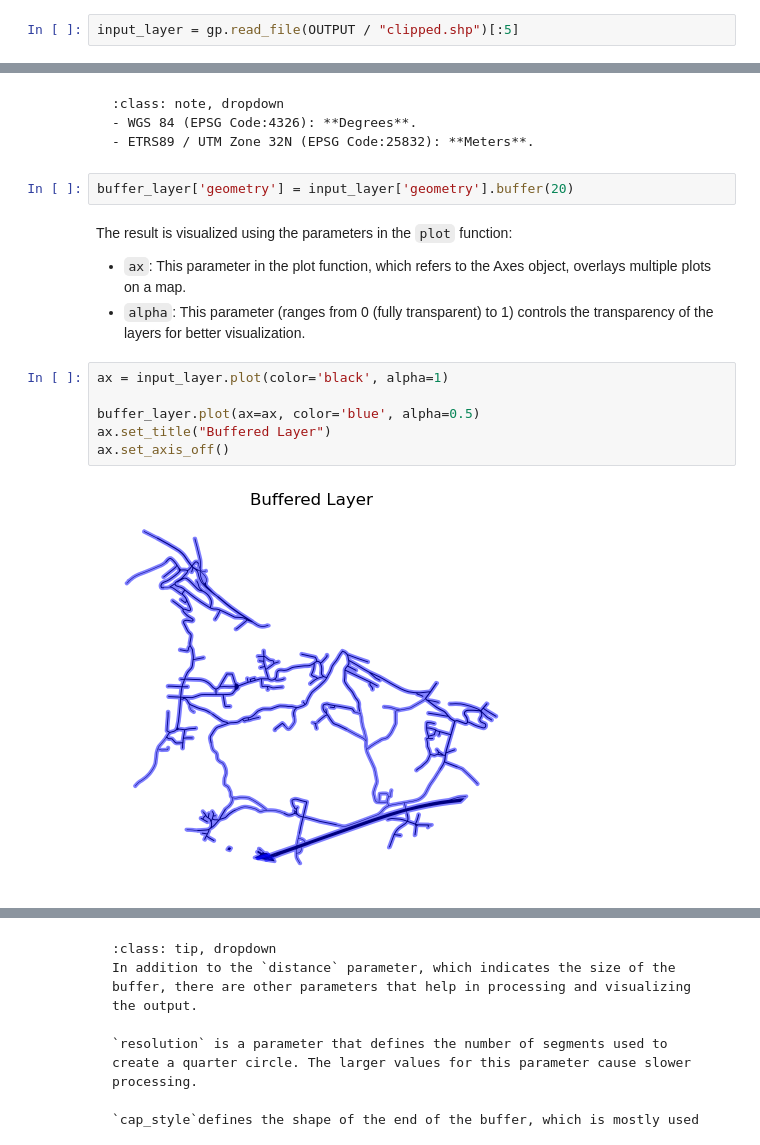
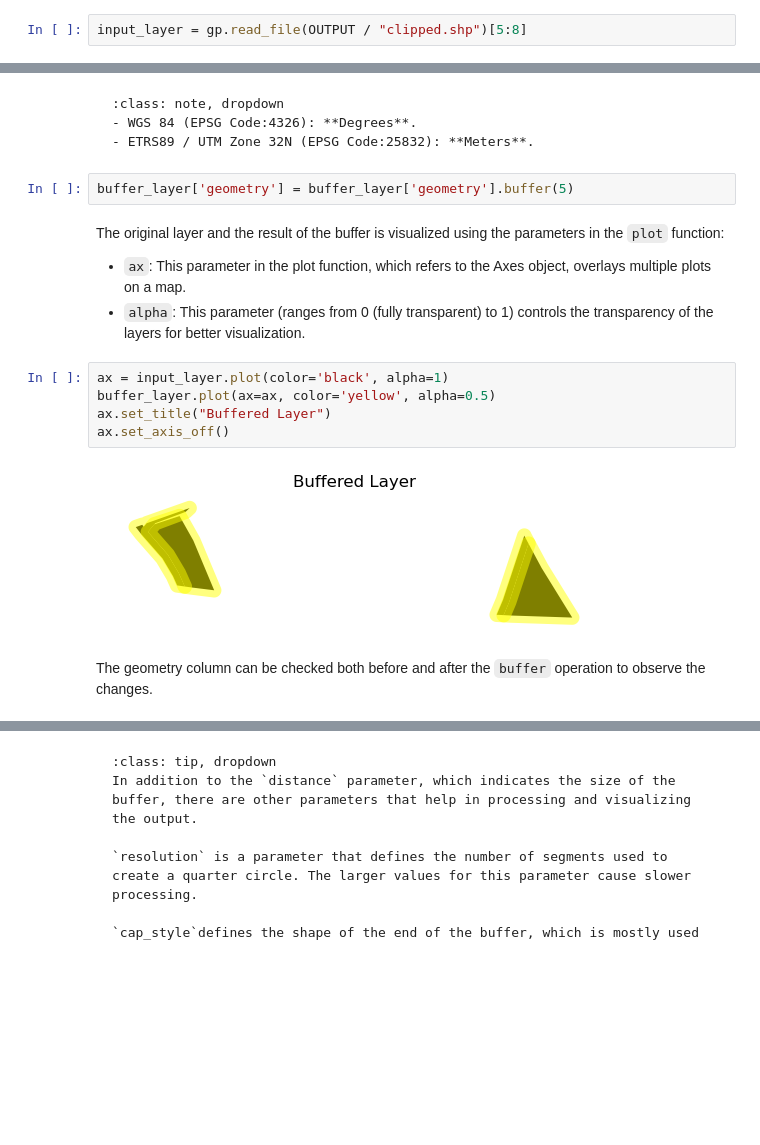
Before and after one commit to ioer-dresden/jupyter-book-nfdi4biodiversity, a Jupyter notebook: notebooks/310_buffering.ipynb, the cells around one changed output, grey strips where cells are left out. Drawn from its saved outputs; the diff is of its cells as text; blank space fills up the shorter version.

````diff
--- a/notebooks/310_buffering.ipynb
+++ b/notebooks/310_buffering.ipynb
@@ -13,5 +13,5 @@ OUTPUT = base_path / "out"
 # %% [markdown]
 The input data is then loaded:
 # %%
-input_layer = gp.read_file(OUTPUT / "clipped.shp")[:5]
+input_layer = gp.read_file(OUTPUT / "clipped.shp")[5:8]
 # %% [markdown]
@@ -27,16 +32,17 @@ Using the `buffer` method, buffers are created by modifying the geometry of the
 - ETRS89 / UTM Zone 32N (EPSG Code:25832): **Meters**.
 ```
 # %%
-buffer_layer['geometry'] = input_layer['geometry'].buffer(20)
+buffer_layer['geometry'] = buffer_layer['geometry'].buffer(5)
 # %% [markdown]
-The result is visualized using the parameters in the `plot` function:
+The original layer and the result of the buffer is visualized using the parameters in the `plot` function:
 - `ax`: This parameter in the plot function, which refers to the Axes object, overlays multiple plots on a map.
 - `alpha`: This parameter (ranges from 0 (fully transparent) to 1) controls the transparency of the layers for better visualization.
 # %%
 ax = input_layer.plot(color='black', alpha=1)
-
-buffer_layer.plot(ax=ax, color='blue', alpha=0.5)
+buffer_layer.plot(ax=ax, color='yellow', alpha=0.5)
 ax.set_title("Buffered Layer")
 ax.set_axis_off()
 # %% [output]
-[figure, old version]
+[figure, new version]
+# %% [markdown]
+The geometry column can be checked both before and after the `buffer` operation to observe the changes.
````
Also changed, not shown: parts of 49 cells of this notebook, 1 other file.
